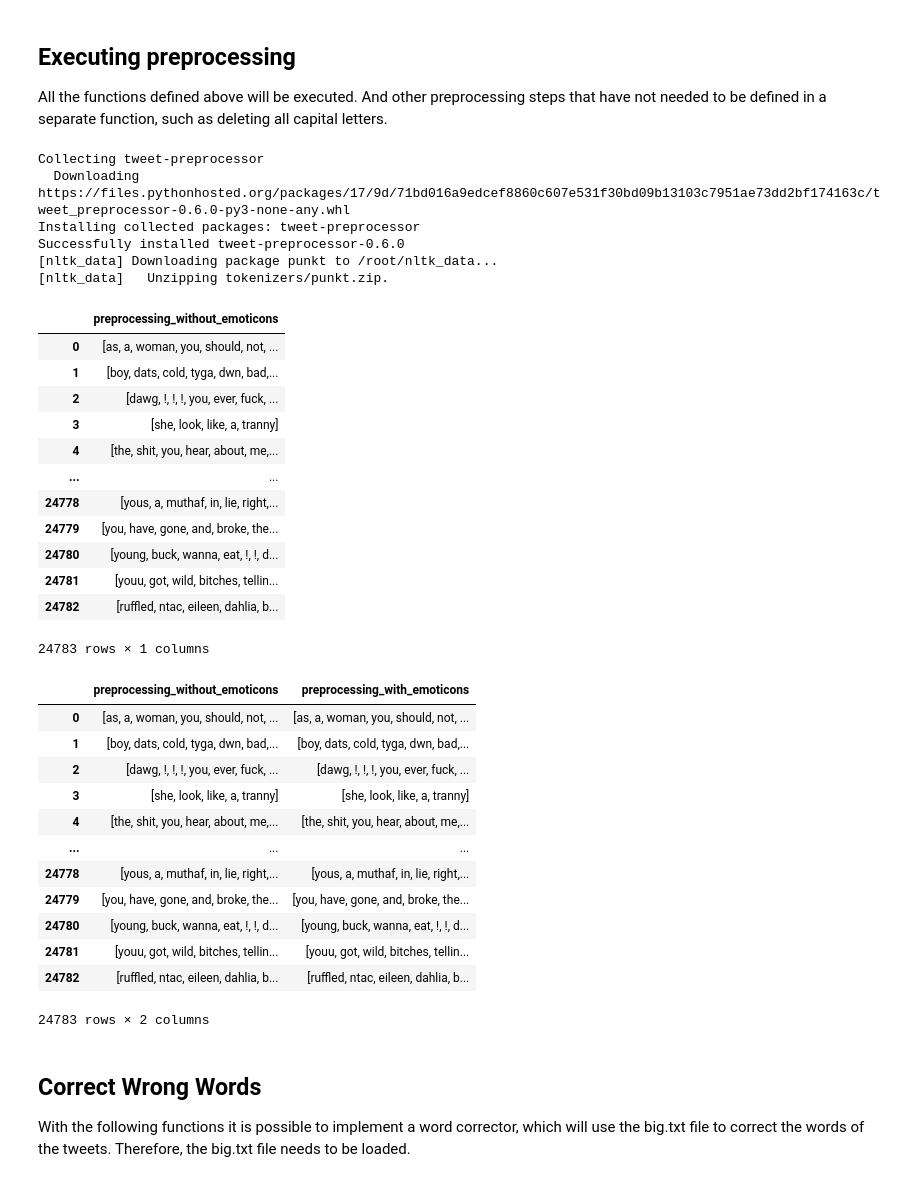
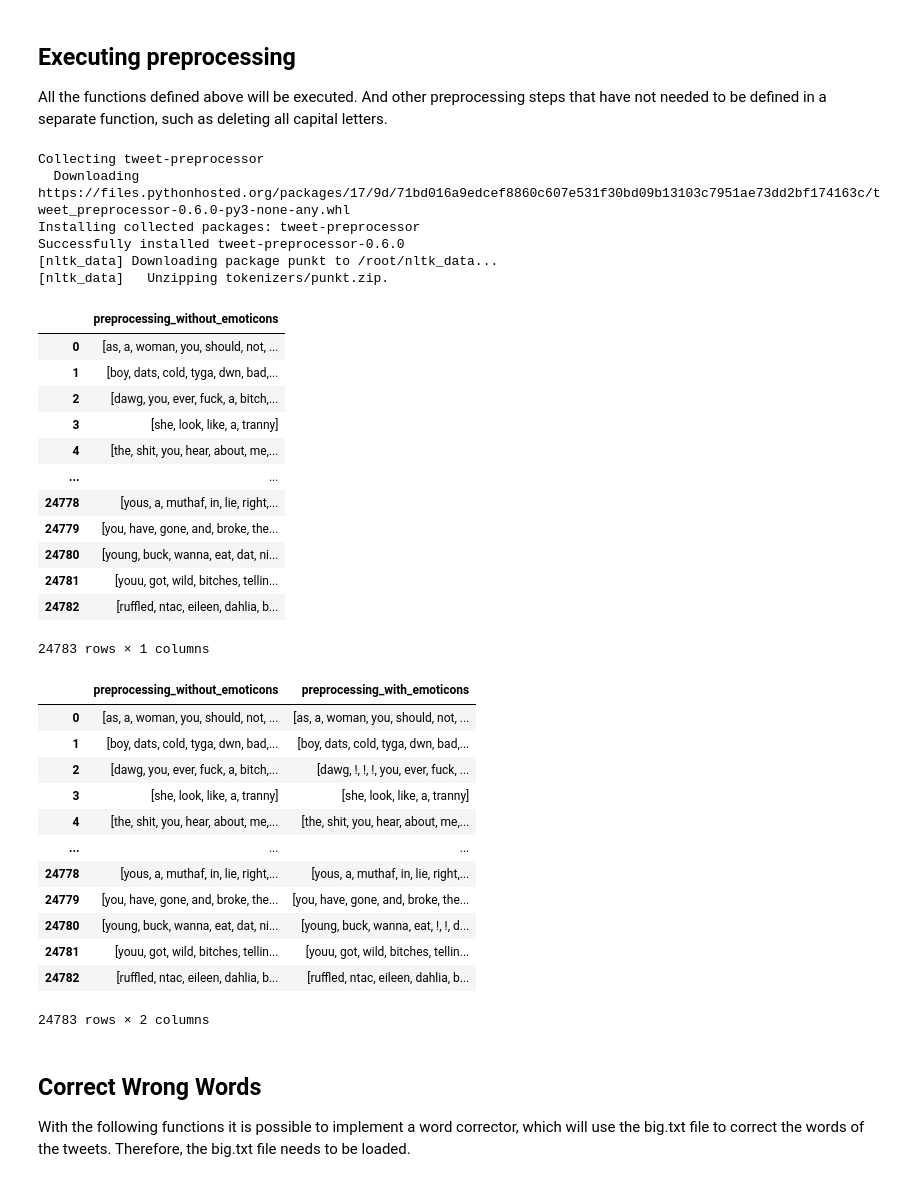
Before and after one commit to sergiobm3/ESI_MachineLearning, a Jupyter notebook: PREPROCESSING.ipynb, the cells around one changed output. Saved outputs shown, nothing was run; the diff lists cells and outputs as text; code cells hidden in the pictures.

```diff
--- a/PREPROCESSING.ipynb
+++ b/PREPROCESSING.ipynb
@@ -136,6 +136,7 @@ import nltk
 nltk.download('punkt')
 from nltk.tokenize import TweetTokenizer
 
+pattern = "\"#$%&'()*+, -./:;<=>?@[\]^_`{|}~“”…»’!"
 p.set_options(p.OPT.EMOJI, p.OPT.URL,p.OPT.HASHTAG, p.OPT.MENTION, p.OPT.SMILEY, p.OPT.ESCAPE_CHAR, p.OPT.RESERVED, p.OPT.NUMBER)
 tknzr = TweetTokenizer(strip_handles=True, reduce_len=True)
 
@@ -188,18 +189,21 @@ Successfully installed tweet-preprocessor-0.6.0
 |  | preprocessing_without_emoticons |
 | 0 | [as, a, woman, you, should, not, ... |
 | 1 | [boy, dats, cold, tyga, dwn, bad,... |
-| 2 | [dawg, !, !, !, you, ever, fuck, ... |
+| 2 | [dawg, you, ever, fuck, a, bitch,... |
 | 3 | [she, look, like, a, tranny] |
 | 4 | [the, shit, you, hear, about, me,... |
 | ... | ... |
 | 24778 | [yous, a, muthaf, in, lie, right,... |
 | 24779 | [you, have, gone, and, broke, the... |
-| 24780 | [young, buck, wanna, eat, !, !, d... |
+| 24780 | [young, buck, wanna, eat, dat, ni... |
 | 24781 | [youu, got, wild, bitches, tellin... |
 | 24782 | [ruffled, ntac, eileen, dahlia, b... |
 24783 rows × 1 columns
 # %%
 ###### EXECUTING PREPROCESSING WITH EMOTICONS ######
+
+pattern = "\"#$%&'()*+, -./:;<=>?@[\]^_`{|}~“”…»’"
+p.set_options(p.OPT.URL,p.OPT.HASHTAG, p.OPT.MENTION, p.OPT.SMILEY, p.OPT.ESCAPE_CHAR, p.OPT.RESERVED, p.OPT.NUMBER)
 
 # Each sentence of tweet
 sentences = []
@@ -212,40 +216,40 @@ for tweet in df['clean_tweet']:
       token = replaceUnknownEmoticon(token.encode('unicode-escape').decode('ASCII'))
 
       if token == "":
         pass
       else: token = token.encode('ASCII').decode('unicode-escape')
 
       # Remove the capital letters, if the word is not capitalized entirely.
       if not token.isupper():
         token = token.lower()
       if token.isupper() and len(token)==1:
         token = token.lower()
 
       if is_remove_contractions(token): # Remove contractions
         token = remove_contractions(token)
         token = token.split(" ")
         list_token.append(token[0])
         list_token.append(token[1])
       else: # Clean unuseful data (",_,...)
         token = cleanUnusefulData(token)
         if(token is not ""):
           list_token.append(token)
 
     sentences.append(list_token)
 
 df_result['preprocessing_with_emoticons'] = sentences
 df_result
 # %% [output]
 |  | preprocessing_without_emoticons | preprocessing_with_emoticons |
 | 0 | [as, a, woman, you, should, not, ... | [as, a, woman, you, should, not, ... |
 | 1 | [boy, dats, cold, tyga, dwn, bad,... | [boy, dats, cold, tyga, dwn, bad,... |
-| 2 | [dawg, !, !, !, you, ever, fuck, ... | [dawg, !, !, !, you, ever, fuck, ... |
+| 2 | [dawg, you, ever, fuck, a, bitch,... | [dawg, !, !, !, you, ever, fuck, ... |
 | 3 | [she, look, like, a, tranny] | [she, look, like, a, tranny] |
 | 4 | [the, shit, you, hear, about, me,... | [the, shit, you, hear, about, me,... |
 | ... | ... | ... |
 | 24778 | [yous, a, muthaf, in, lie, right,... | [yous, a, muthaf, in, lie, right,... |
 | 24779 | [you, have, gone, and, broke, the... | [you, have, gone, and, broke, the... |
-| 24780 | [young, buck, wanna, eat, !, !, d... | [young, buck, wanna, eat, !, !, d... |
+| 24780 | [young, buck, wanna, eat, dat, ni... | [young, buck, wanna, eat, !, !, d... |
 | 24781 | [youu, got, wild, bitches, tellin... | [youu, got, wild, bitches, tellin... |
 | 24782 | [ruffled, ntac, eileen, dahlia, b... | [ruffled, ntac, eileen, dahlia, b... |
 24783 rows × 2 columns
```
Also changed, not shown: parts of 6 cells of this notebook.
